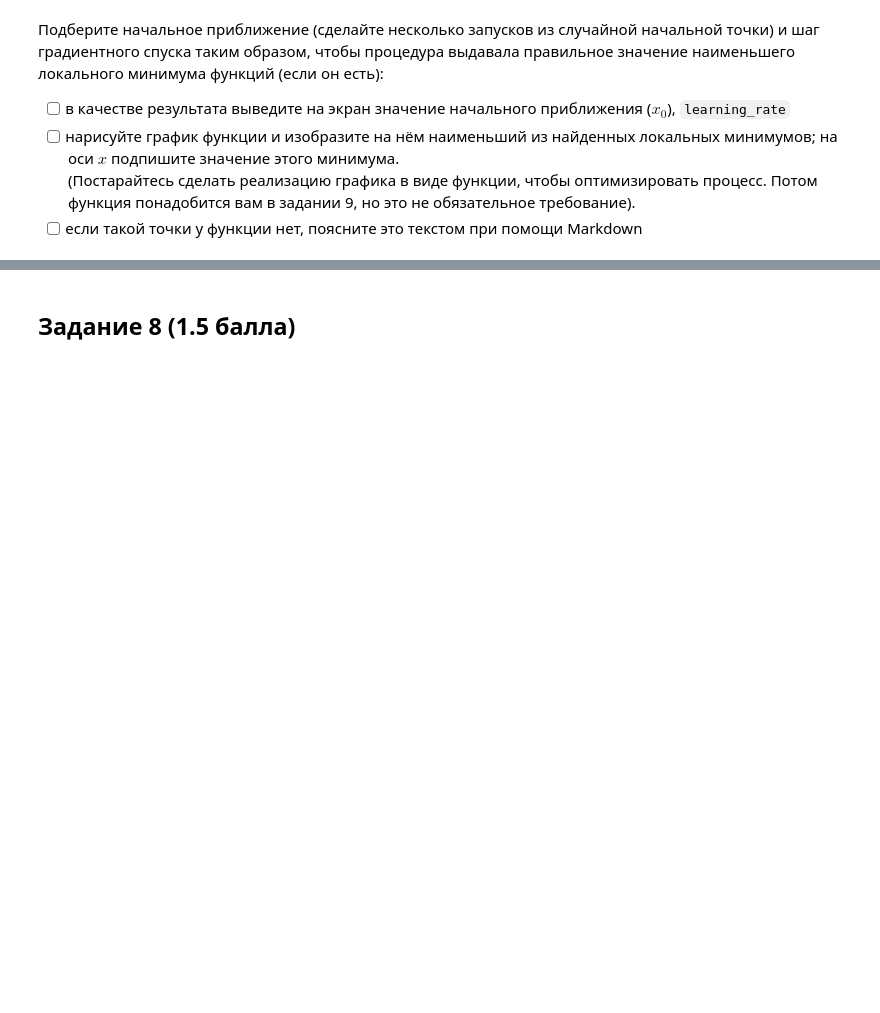
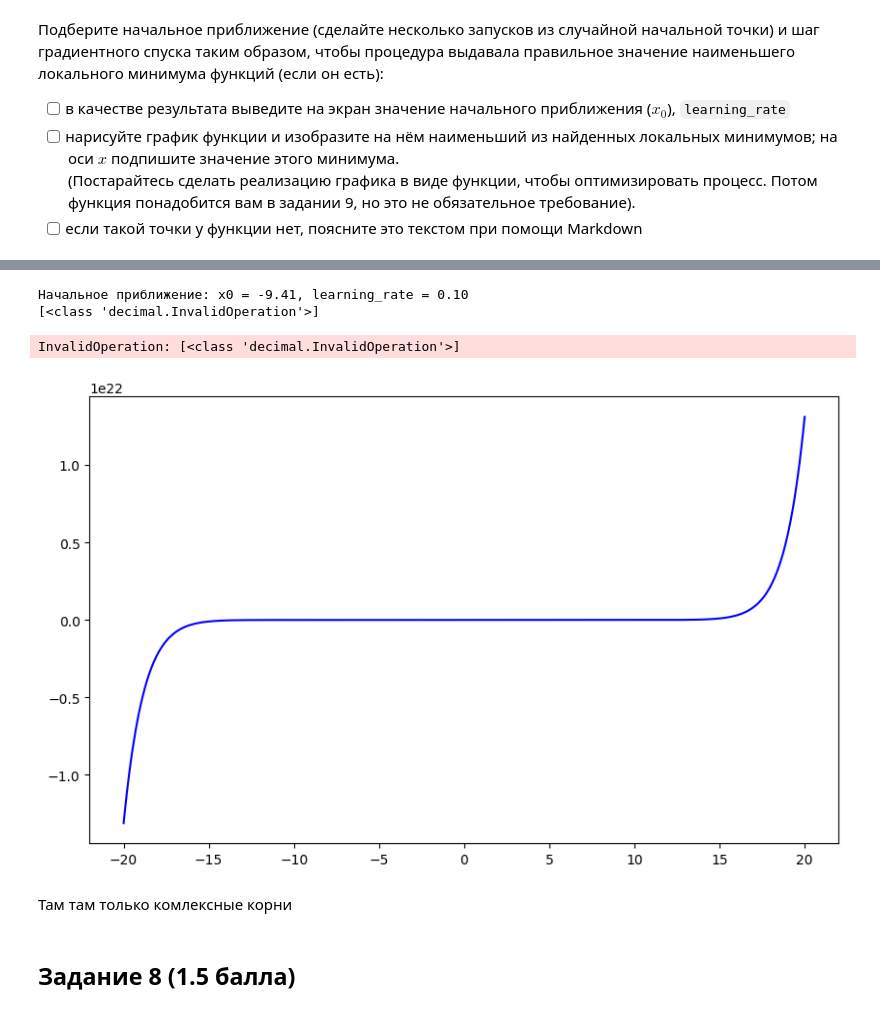
Before and after one commit to xanderkov/HSE-Machine-Learning, a Jupyter notebook: hw-02/AI Homework 2 GD Base.ipynb, the cells around one changed output, grey strips where cells are left out. Drawn from its saved outputs; the diff is of its cells as text; code cells hidden in the pictures; blank space fills up the shorter version.

```diff
--- a/hw-02/AI Homework 2 GD Base.ipynb
+++ b/hw-02/AI Homework 2 GD Base.ipynb
@@ -238,3 +309,12 @@ f_xmin=-10, f_trace=[-10, -10]
+# %%
+count_best_lr(j)
+# %% [output]
+Начальное приближение: x0 = -9.41, learning_rate = 0.10
+[<class 'decimal.InvalidOperation'>]
+InvalidOperation: [<class 'decimal.InvalidOperation'>]
+[figure, added]
+# %% [markdown]
+Там там только комлексные корни
 # %% [markdown]
 ## Задание 8 (1.5 балла)
 # %% [markdown]
```
Also changed, not shown: parts of 24 cells of this notebook.
